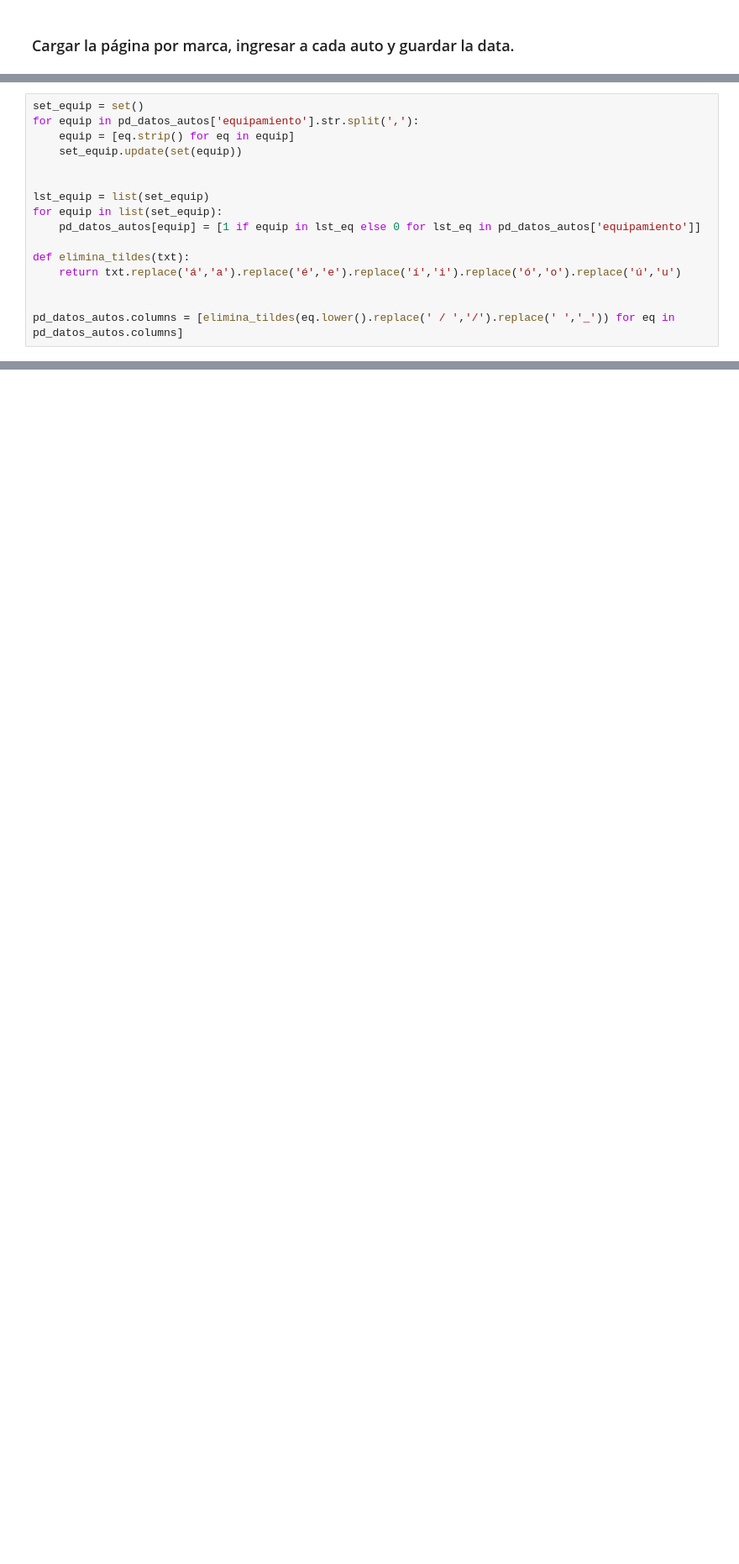
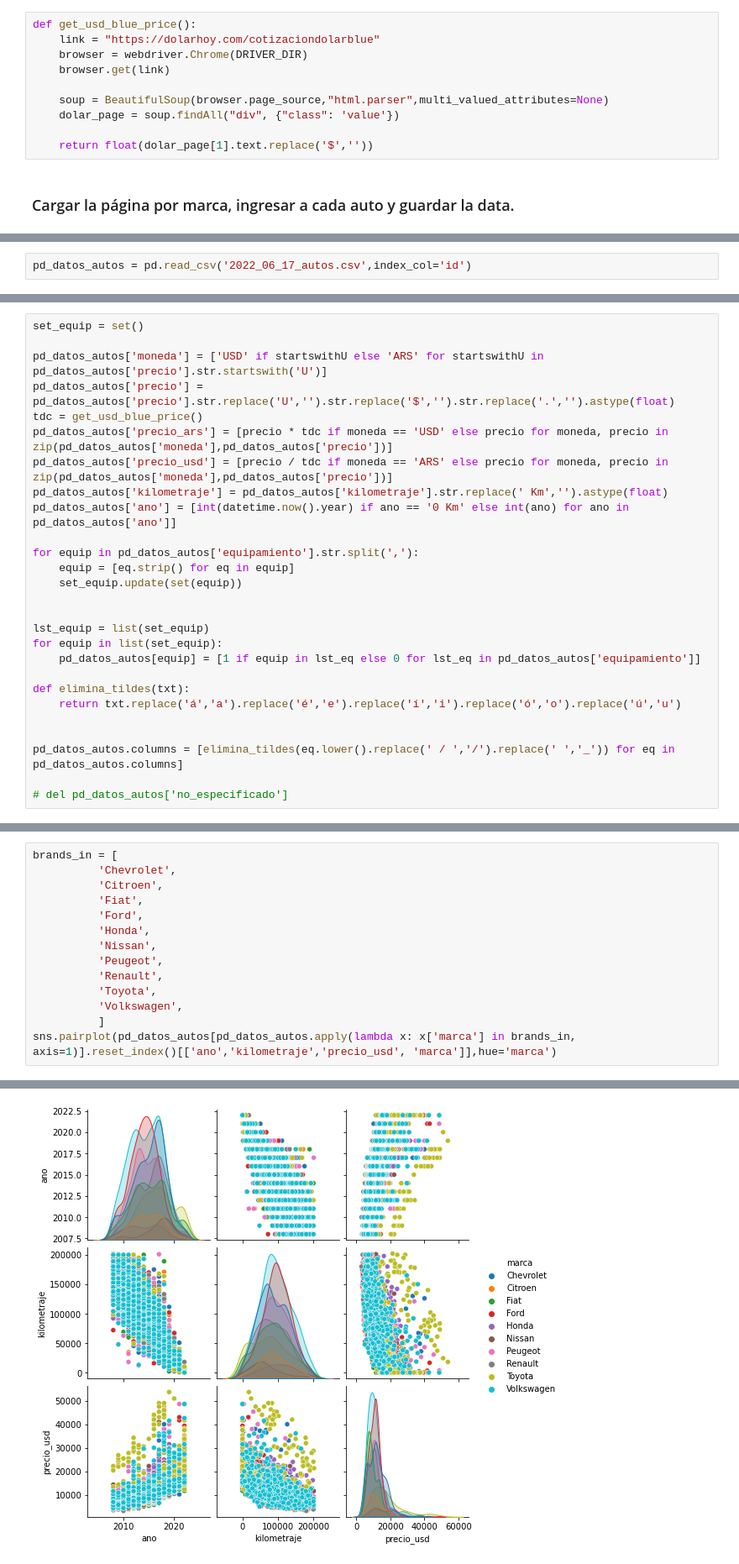
Before and after one commit to matiaschaud/de_ruedas_ws, a Jupyter notebook: dev.ipynb, the cells around one changed output, grey strips where cells are left out. Shown at 84% size. Saved outputs shown, nothing was run; the diff lists cells and outputs as text; blank space fills up the shorter version.

```diff
--- a/dev.ipynb
+++ b/dev.ipynb
@@ -84,3 +89,13 @@ def get_browse_charged(brand):
+# %%
+def get_usd_blue_price():
+    link = "https://dolarhoy.com/cotizaciondolarblue"
+    browser = webdriver.Chrome(DRIVER_DIR)
+    browser.get(link)
+
+    soup = BeautifulSoup(browser.page_source,"html.parser",multi_valued_attributes=None)
+    dolar_page = soup.findAll("div", {"class": 'value'})
+
+    return float(dolar_page[1].text.replace('$',''))
 # %% [markdown]
 ### Cargar la página por marca, ingresar a cada auto y guardar la data.
 # %%
@@ -159,0 +196,2 @@ for brand in brands:
+# %%
+pd_datos_autos = pd.read_csv('2022_06_17_autos.csv',index_col='id')
@@ -160,5 +218,14 @@ for brand in brands:
 # %%
 set_equip = set()
+
+pd_datos_autos['moneda'] = ['USD' if startswithU else 'ARS' for startswithU in pd_datos_autos['precio'].str.startswith('U')]
+pd_datos_autos['precio'] = pd_datos_autos['precio'].str.replace('U','').str.replace('$','').str.replace('.','').astype(float)
+tdc = get_usd_blue_price()
+pd_datos_autos['precio_ars'] = [precio * tdc if moneda == 'USD' else precio for moneda, precio in zip(pd_datos_autos['moneda'],pd_datos_autos['precio'])]
+pd_datos_autos['precio_usd'] = [precio / tdc if moneda == 'ARS' else precio for moneda, precio in zip(pd_datos_autos['moneda'],pd_datos_autos['precio'])]
+pd_datos_autos['kilometraje'] = pd_datos_autos['kilometraje'].str.replace(' Km','').astype(float)
+pd_datos_autos['ano'] = [int(datetime.now().year) if ano == '0 Km' else int(ano) for ano in pd_datos_autos['ano']]
+
 for equip in pd_datos_autos['equipamiento'].str.split(','):
     equip = [eq.strip() for eq in equip]
     set_equip.update(set(equip))
@@ -173,3 +240,5 @@ def elimina_tildes(txt):
 
 
 pd_datos_autos.columns = [elimina_tildes(eq.lower().replace(' / ','/').replace(' ','_')) for eq in pd_datos_autos.columns]
+
+# del pd_datos_autos['no_especificado']
@@ -177,0 +245,15 @@ pd_datos_autos.to_csv('chevrolet_11062022.csv')
+# %%
+brands_in = [
+          'Chevrolet',
+          'Citroen',
+          'Fiat',
+          'Ford',
+          'Honda',
+          'Nissan',
+          'Peugeot',
+          'Renault',
+          'Toyota',
+          'Volkswagen',
+          ]
+sns.pairplot(pd_datos_autos[pd_datos_autos.apply(lambda x: x['marca'] in brands_in, axis=1)].reset_index()[['ano','kilometraje','precio_usd', 'marca']],hue='marca')
+# %% [output]
@@ -177,0 +261 @@ pd_datos_autos.to_csv('chevrolet_11062022.csv')
+[figure, added]
```
Also changed, not shown: parts of 36 cells of this notebook.
